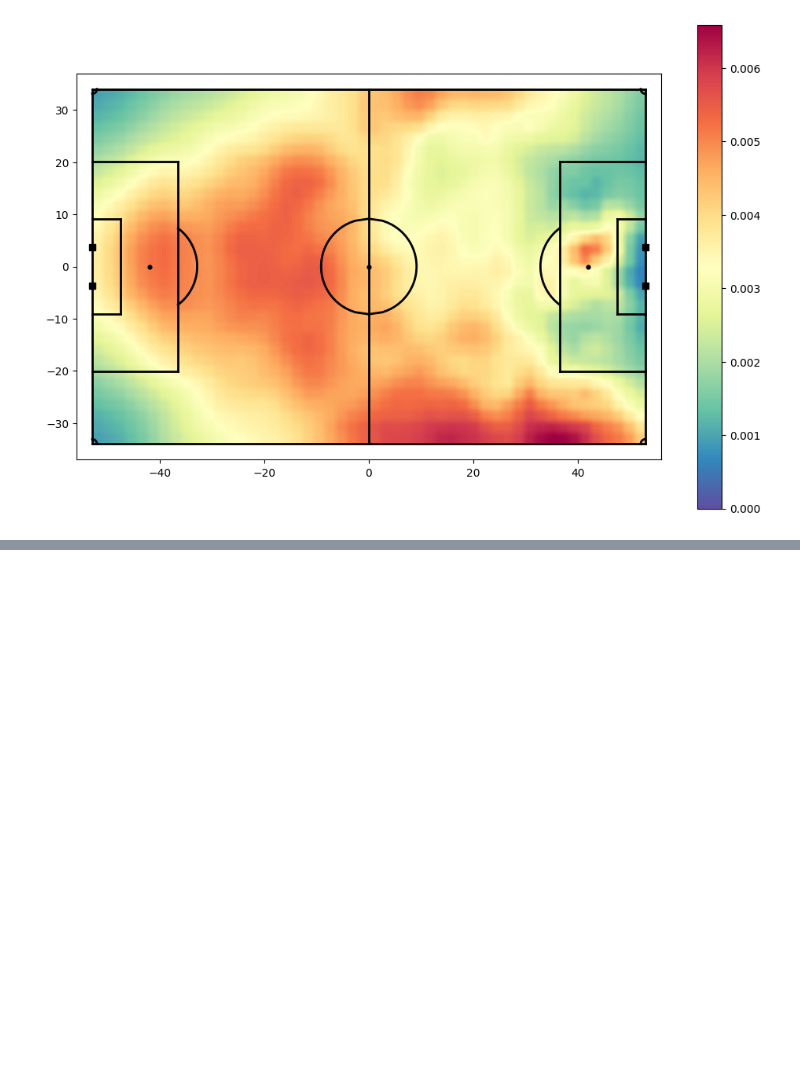
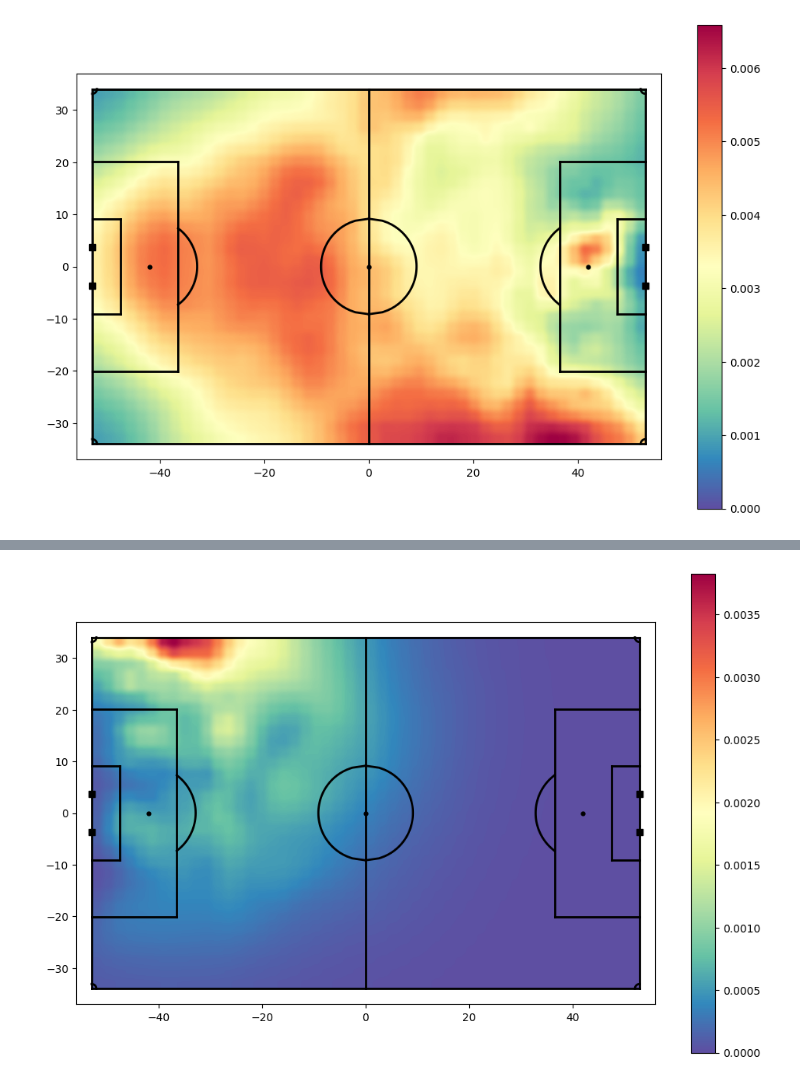
Before and after one commit to liammoore44/City-DS, a Jupyter notebook: notebooks/pitch_control_ss.ipynb, the cells around one changed output, grey strips where cells are left out. Cells and saved outputs as stored; diff of their text form; code cells hidden in the pictures; blank space fills up the shorter version.

```diff
--- a/notebooks/pitch_control_ss.ipynb
+++ b/notebooks/pitch_control_ss.ipynb
@@ -362,0 +401,10 @@ cbar = fig.colorbar(im)
+# %%
+num_clusters = 4
+# %%
+X = np.array(features)
+kmeans = KMeans(n_clusters=num_clusters, random_state=0).fit(X)
+# %%
+cluster_labels = kmeans.labels_
+clustered_matrices = [[] for i in range(num_clusters)]
+for i, matrix in enumerate(control):
+    clustered_matrices[cluster_labels[i]].append(matrix)
@@ -362,0 +415,4 @@ cbar = fig.colorbar(im)
+# %%
+result = np.zeros(clustered_matrices[0][0].shape)
+for matrix in clustered_matrices[1]:
+    result += matrix
@@ -362,0 +423,7 @@ cbar = fig.colorbar(im)
+# %%
+fig,ax = viz.plot_pitch(field_color='white', field_dimen = field_dimen)
+im = ax.imshow(np.flipud(result), extent=(np.amin(xgrid), np.amax(xgrid), np.amin(ygrid), np.amax(ygrid)),interpolation='hanning',vmin=0.0,vmax=np.max(result),cmap="Spectral_r")
+# Add colorbar
+cbar = fig.colorbar(im)
+# %% [output]
+[figure, added]
```
Also changed, not shown: parts of 8 cells of this notebook.
